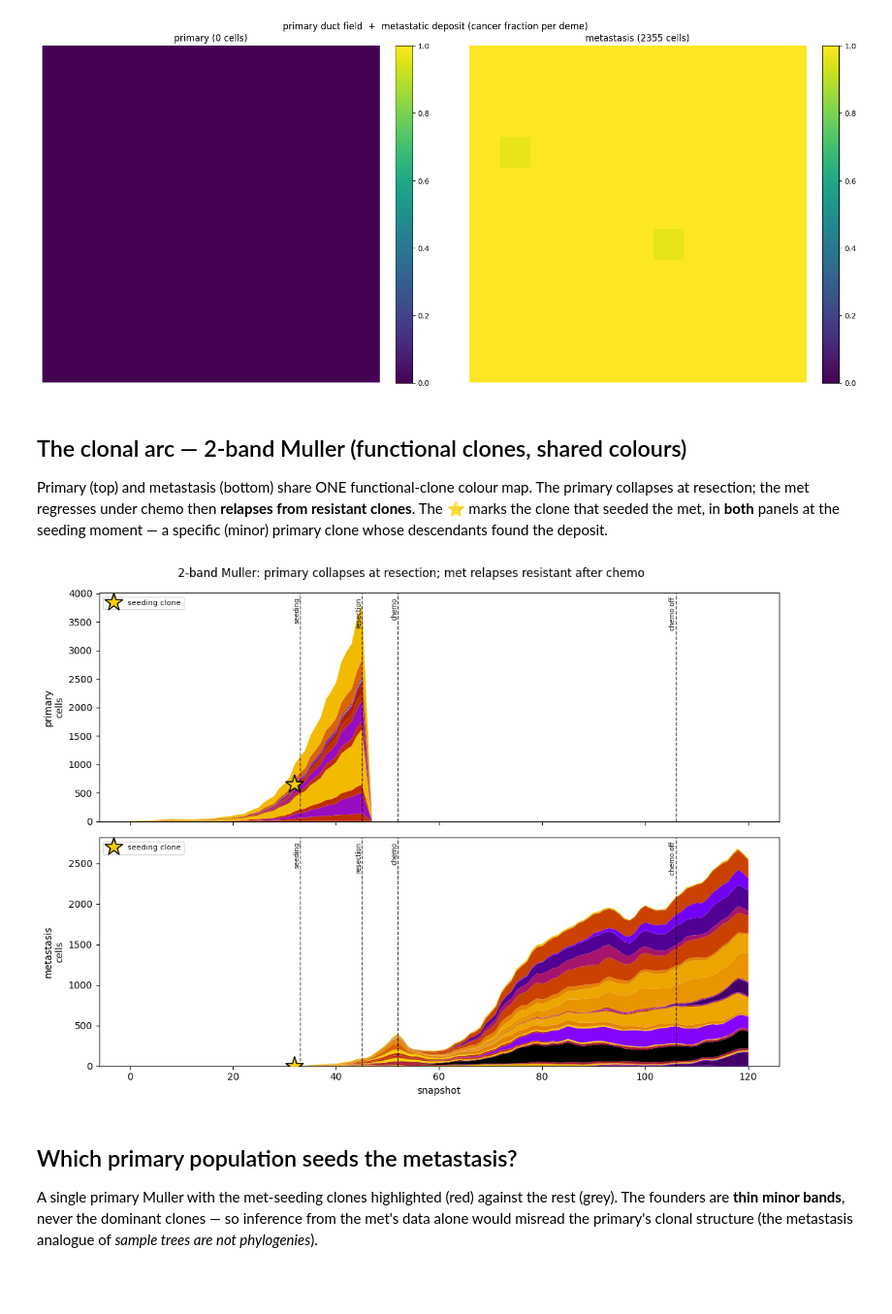
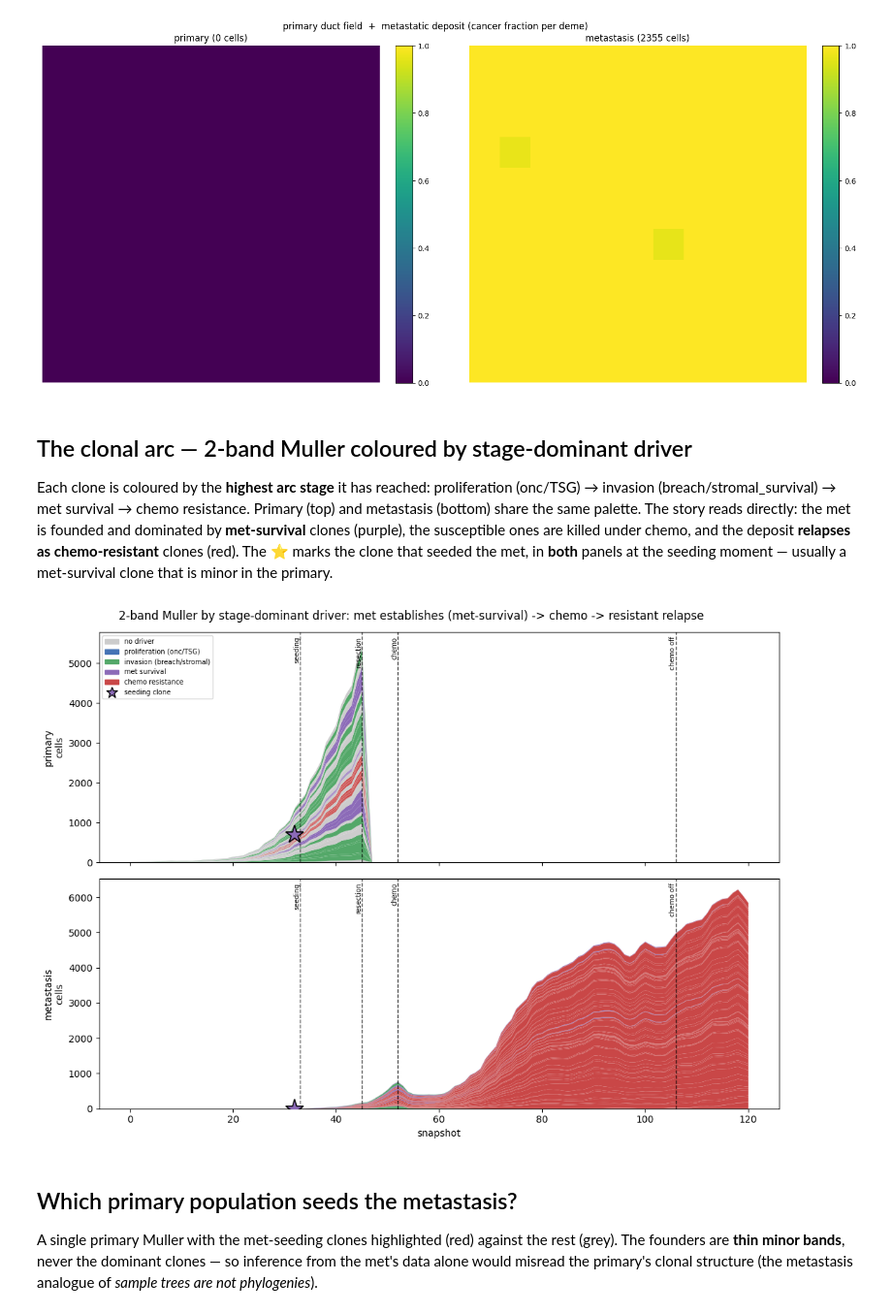
Before and after one commit to pedrofale/iscc, a Jupyter notebook: notebooks/metastasis.ipynb, the cells around one changed output. Shown at 97% size. Drawn from its saved outputs; the diff is of its cells as text; code cells hidden in the pictures; blank space fills up the shorter version.

```diff
--- a/notebooks/metastasis.ipynb
+++ b/notebooks/metastasis.ipynb
@@ -40,17 +40,19 @@ plt.tight_layout(); plt.show()
 # %% [output]
 [figure]
 # %% [markdown]
-## The clonal arc — 2-band Muller (functional clones, shared colours)
-Primary (top) and metastasis (bottom) share ONE functional-clone colour map. The primary collapses
-at resection; the met regresses under chemo then **relapses from resistant clones**. The ⭐ marks
-the clone that seeded the met, in **both** panels at the seeding moment — a specific (minor)
-primary clone whose descendants found the deposit.
+## The clonal arc — 2-band Muller coloured by stage-dominant driver
+Each clone is coloured by the **highest arc stage** it has reached: proliferation (onc/TSG) →
+invasion (breach/stromal_survival) → met survival → chemo resistance. Primary (top) and metastasis
+(bottom) share the same palette. The story reads directly: the met is founded and dominated by
+**met-survival** clones (purple), the susceptible ones are killed under chemo, and the deposit
+**relapses as chemo-resistant** clones (red). The ⭐ marks the clone that seeded the met, in **both**
+panels at the seeding moment — usually a met-survival clone that is minor in the primary.
 # %%
-t.plot_muller_compartments(by_drivers=True, min_freq=0.05, mark_generations=mk)
-plt.suptitle('2-band Muller: primary collapses at resection; met relapses resistant after chemo')
+t.plot_muller_compartments(by_stage=True, min_freq=0.05, mark_generations=mk)
+plt.suptitle('2-band Muller by stage-dominant driver: met establishes (met-survival) -> chemo -> resistant relapse')
 plt.tight_layout(); plt.show()
 # %% [output]
-[figure, old version]
+[figure, new version]
 # %% [markdown]
 ## Which primary population seeds the metastasis?
 A single primary Muller with the met-seeding clones highlighted (red) against the rest (grey). The
```
Also changed, not shown: parts of 2 cells of this notebook, 3 other files.
